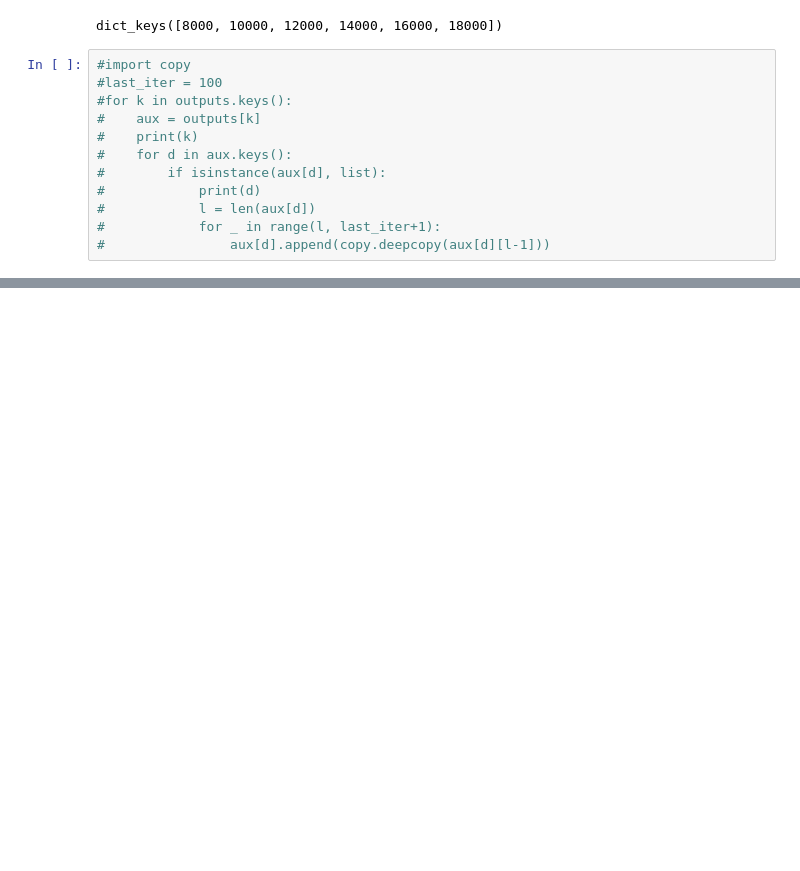
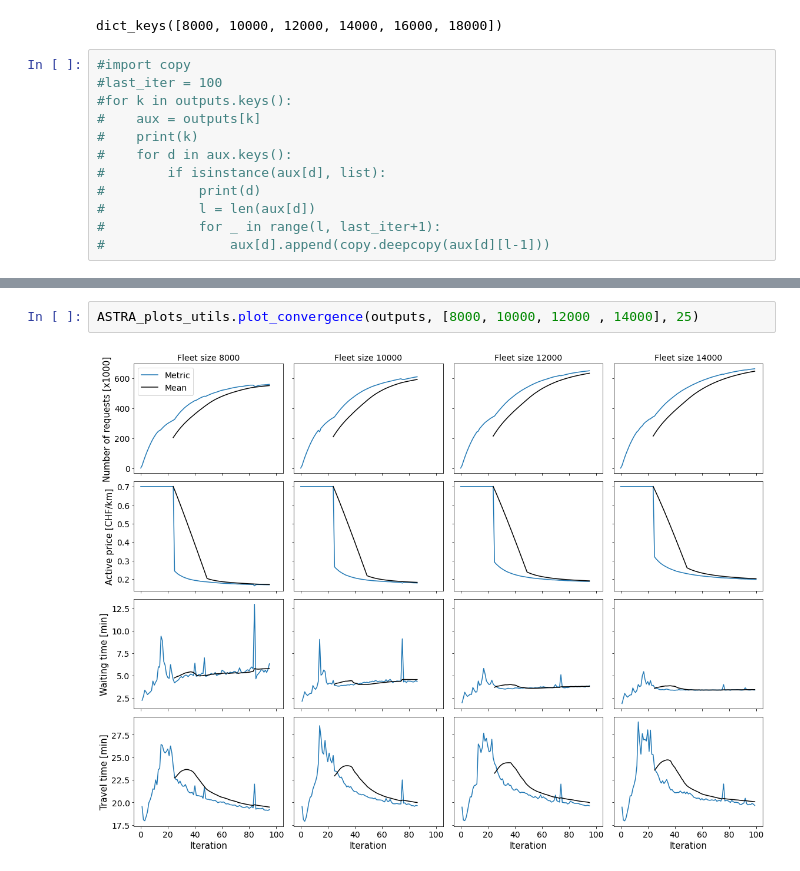
Before and after one commit to Sx-ETH/eqasim-java, a Jupyter notebook: switzerland/Analysis_notebooks/ASTRA_zurich_5km_100pct_ridepooling.ipynb, the cells around one changed output, grey strips where cells are left out. Drawn from its saved outputs; the diff is of its cells as text; blank space fills up the shorter version.

```diff
--- a/switzerland/Analysis_notebooks/ASTRA_zurich_5km_100pct_ridepooling.ipynb
+++ b/switzerland/Analysis_notebooks/ASTRA_zurich_5km_100pct_ridepooling.ipynb
@@ -72,3 +72,7 @@ ASTRA_plots_utils.plot_distance_distribution(outputs, fleet_sizes, 86)
+# %%
+ASTRA_plots_utils.plot_convergence(outputs, [8000, 10000, 12000 , 14000], 25)
+# %% [output]
+[figure, added]
 # %%
 ASTRA_plots_utils.plot_convergence(outputs, fleet_sizes, 25)
 # %% [output]
```
Also changed, not shown: parts of 13 cells of this notebook, 1 other file.
